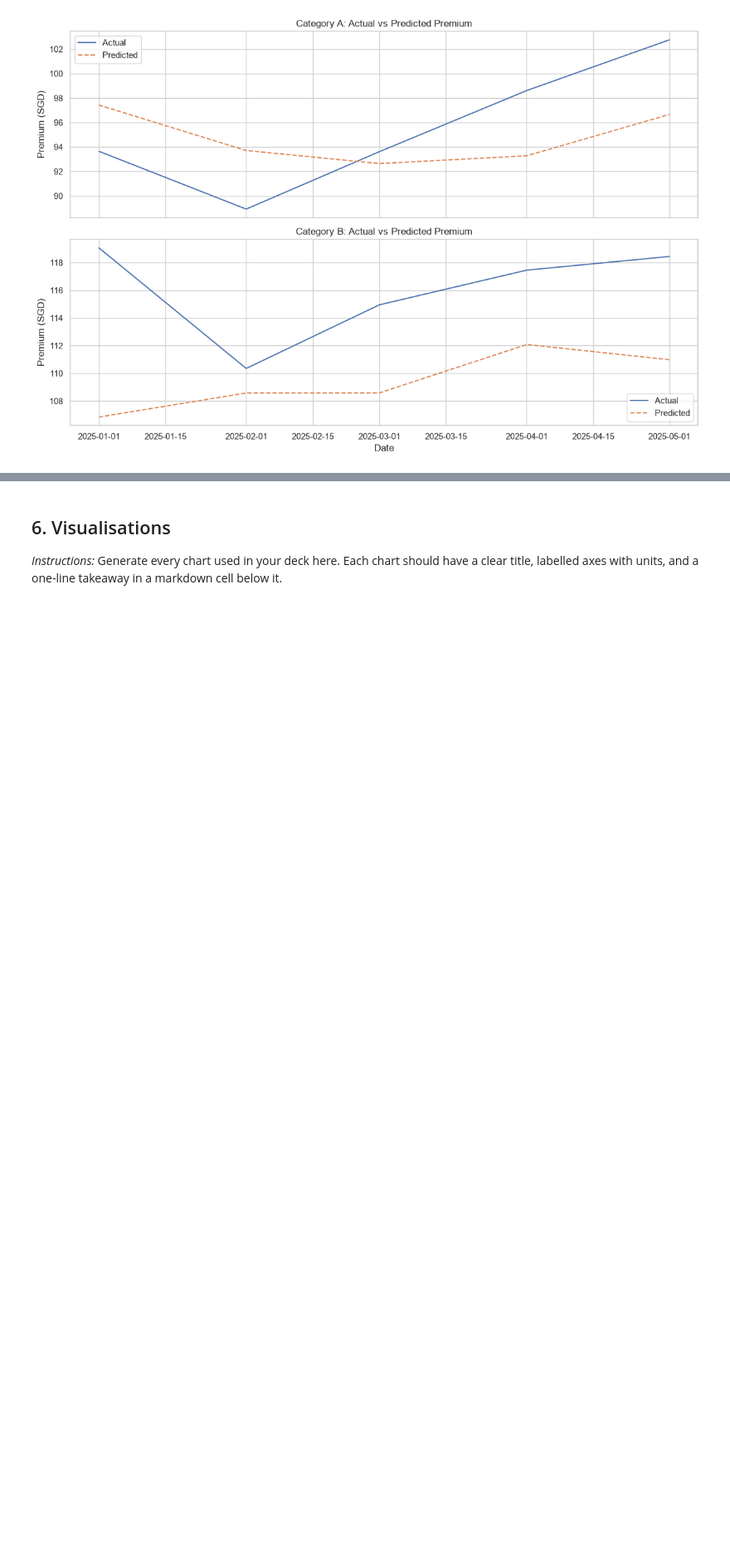
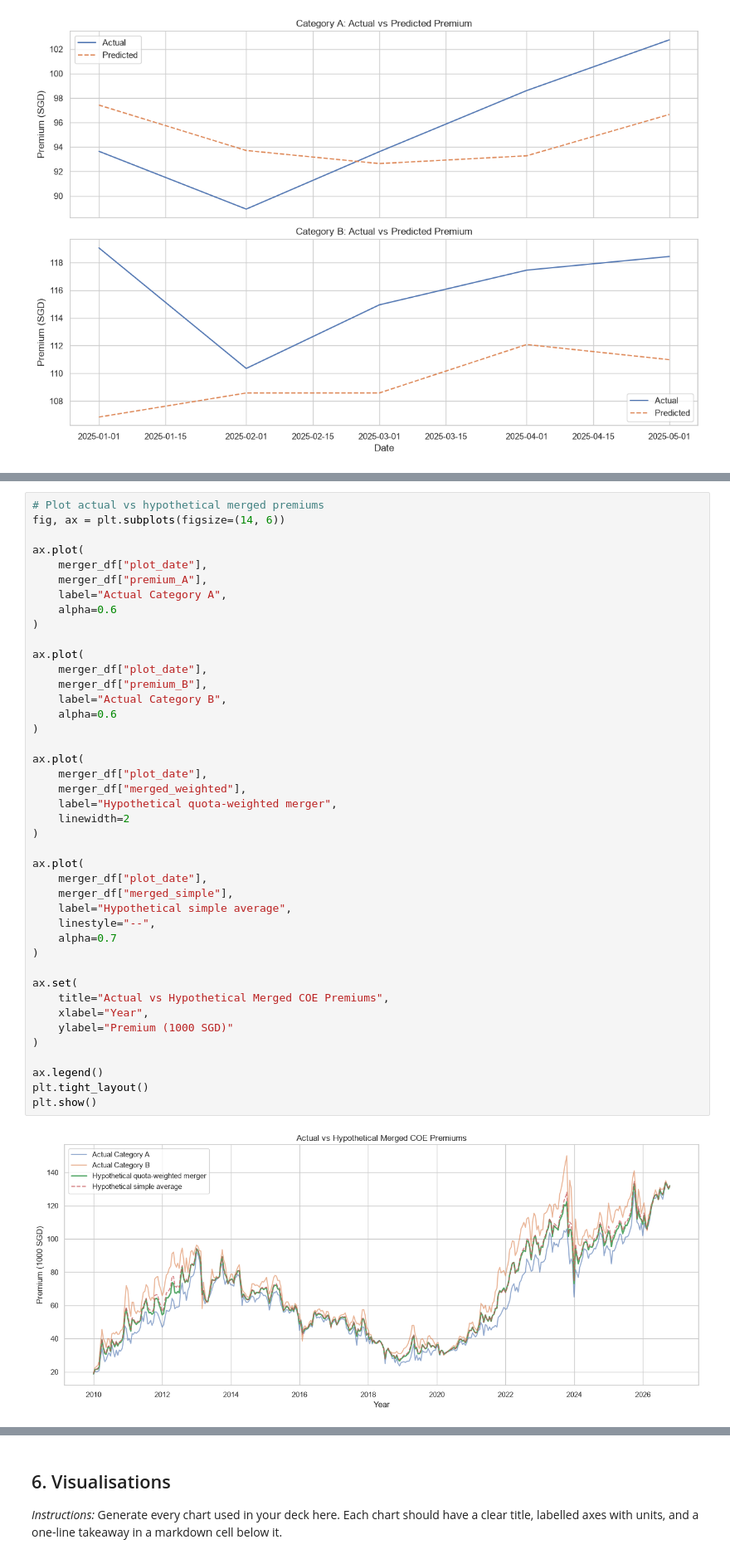
Before and after one commit to XiongZirui/mixue, a Jupyter notebook: main.ipynb, the cells around one changed output, grey strips where cells are left out. Shown at 83% size. Cells and saved outputs as stored; diff of their text form; blank space fills up the shorter version.

```diff
--- a/main.ipynb
+++ b/main.ipynb
@@ -1376,0 +1542,44 @@ plt.show()
+# %%
+# Plot actual vs hypothetical merged premiums
+fig, ax = plt.subplots(figsize=(14, 6))
+
+ax.plot(
+    merger_df["plot_date"],
+    merger_df["premium_A"],
+    label="Actual Category A",
+    alpha=0.6
+)
+
+ax.plot(
+    merger_df["plot_date"],
+    merger_df["premium_B"],
+    label="Actual Category B",
+    alpha=0.6
+)
+
+ax.plot(
+    merger_df["plot_date"],
+    merger_df["merged_weighted"],
+    label="Hypothetical quota-weighted merger",
+    linewidth=2
+)
+
+ax.plot(
+    merger_df["plot_date"],
+    merger_df["merged_simple"],
+    label="Hypothetical simple average",
+    linestyle="--",
+    alpha=0.7
+)
+
+ax.set(
+    title="Actual vs Hypothetical Merged COE Premiums",
+    xlabel="Year",
+    ylabel="Premium (1000 SGD)"
+)
+
+ax.legend()
+plt.tight_layout()
+plt.show()
+# %% [output]
+[figure, added]
```
Also changed, not shown: parts of 45 cells of this notebook.
